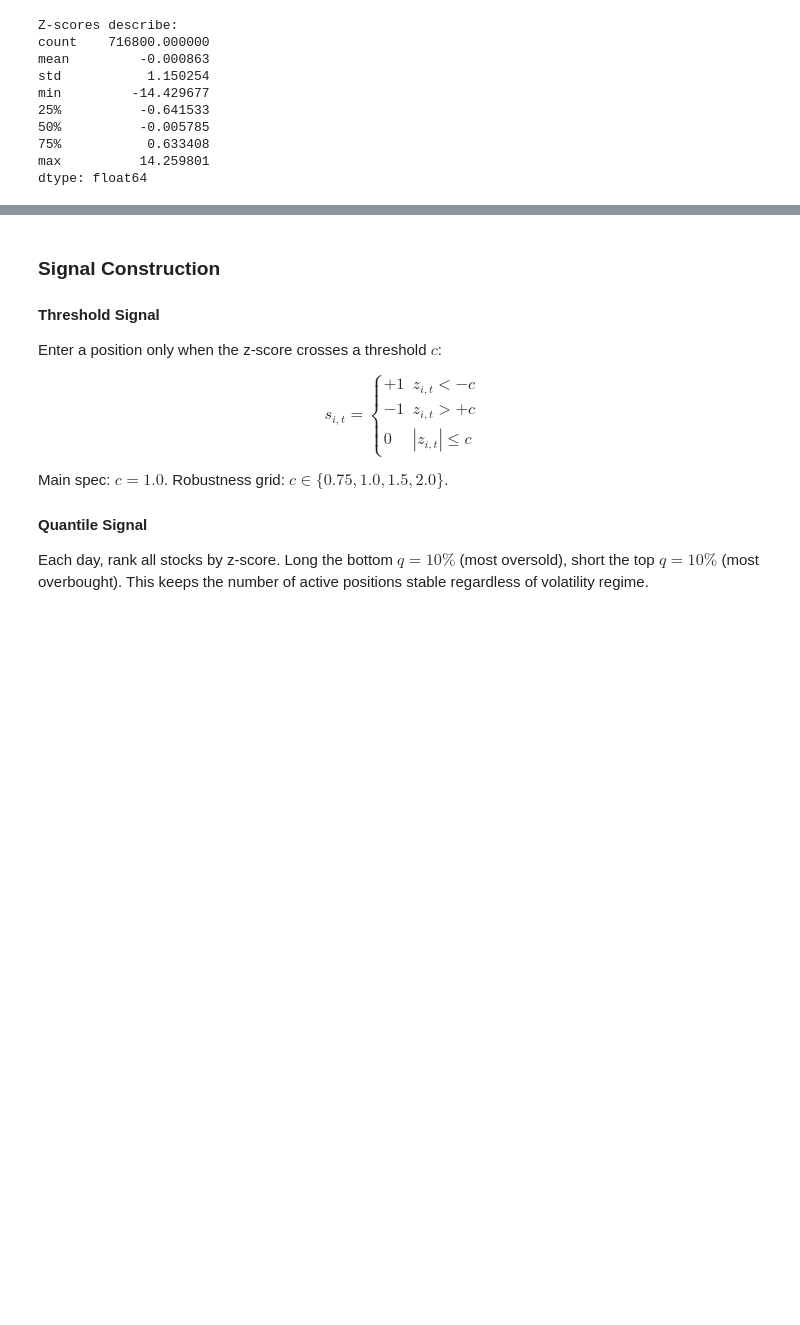
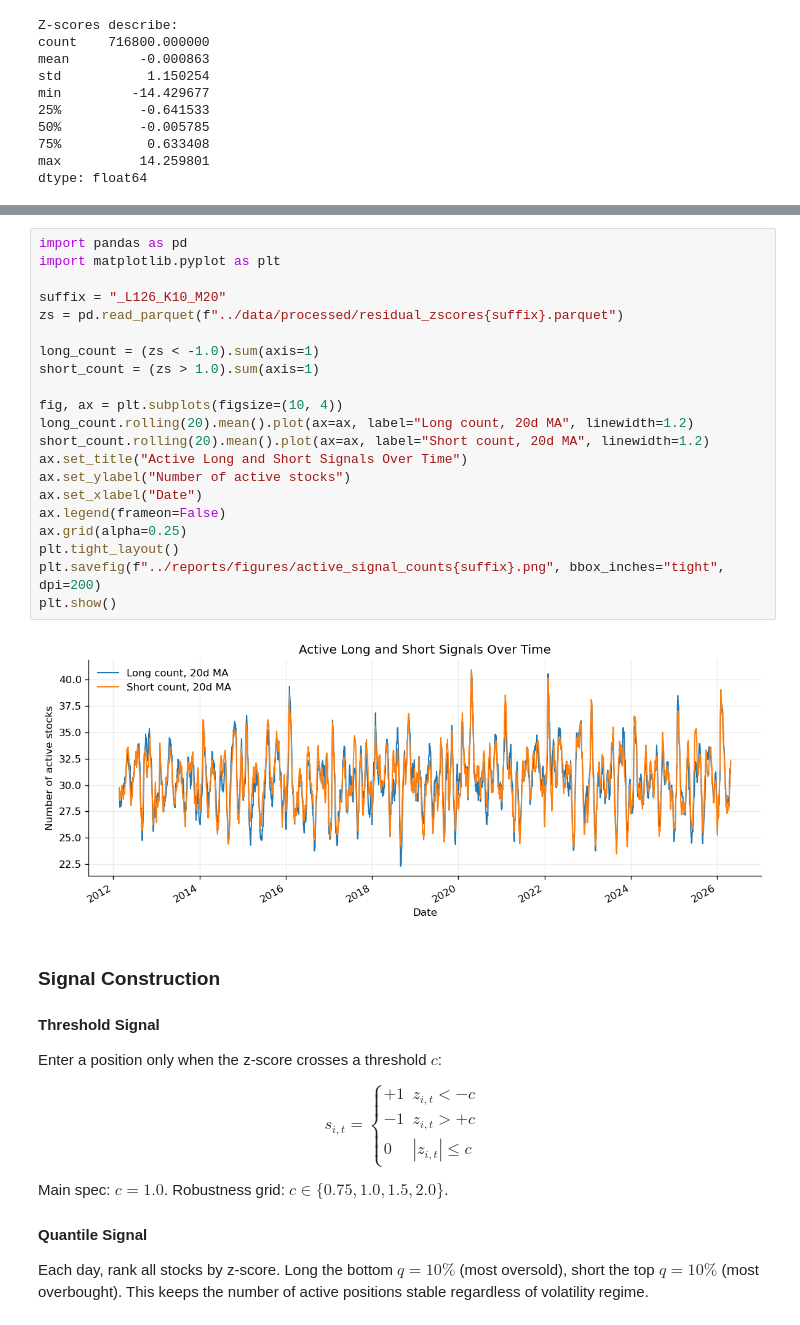
Before and after one commit to ashleyGarcia0405/pca-residual-mean-reversion, a Jupyter notebook: notebooks/2.0-ag-rolling-pca-residuals.ipynb, the cells around one changed output, grey strips where cells are left out. Drawn from its saved outputs; the diff is of its cells as text; blank space fills up the shorter version.

```diff
--- a/notebooks/2.0-ag-rolling-pca-residuals.ipynb
+++ b/notebooks/2.0-ag-rolling-pca-residuals.ipynb
@@ -323,6 +324,29 @@ plt.tight_layout()
 plt.show()
 # %% [output]
 [figure]
+# %%
+import pandas as pd
+import matplotlib.pyplot as plt
+
+suffix = "_L126_K10_M20"
+zs = pd.read_parquet(f"../data/processed/residual_zscores{suffix}.parquet")
+
+long_count = (zs < -1.0).sum(axis=1)
+short_count = (zs > 1.0).sum(axis=1)
+
+fig, ax = plt.subplots(figsize=(10, 4))
+long_count.rolling(20).mean().plot(ax=ax, label="Long count, 20d MA", linewidth=1.2)
+short_count.rolling(20).mean().plot(ax=ax, label="Short count, 20d MA", linewidth=1.2)
+ax.set_title("Active Long and Short Signals Over Time")
+ax.set_ylabel("Number of active stocks")
+ax.set_xlabel("Date")
+ax.legend(frameon=False)
+ax.grid(alpha=0.25)
+plt.tight_layout()
+plt.savefig(f"../reports/figures/active_signal_counts{suffix}.png", bbox_inches="tight", dpi=200)
+plt.show()
+# %% [output]
+[figure, added]
 # %% [markdown]
 ### Signal Construction
 
```
Also changed, not shown: parts of 2 cells of this notebook, 19 other files.
